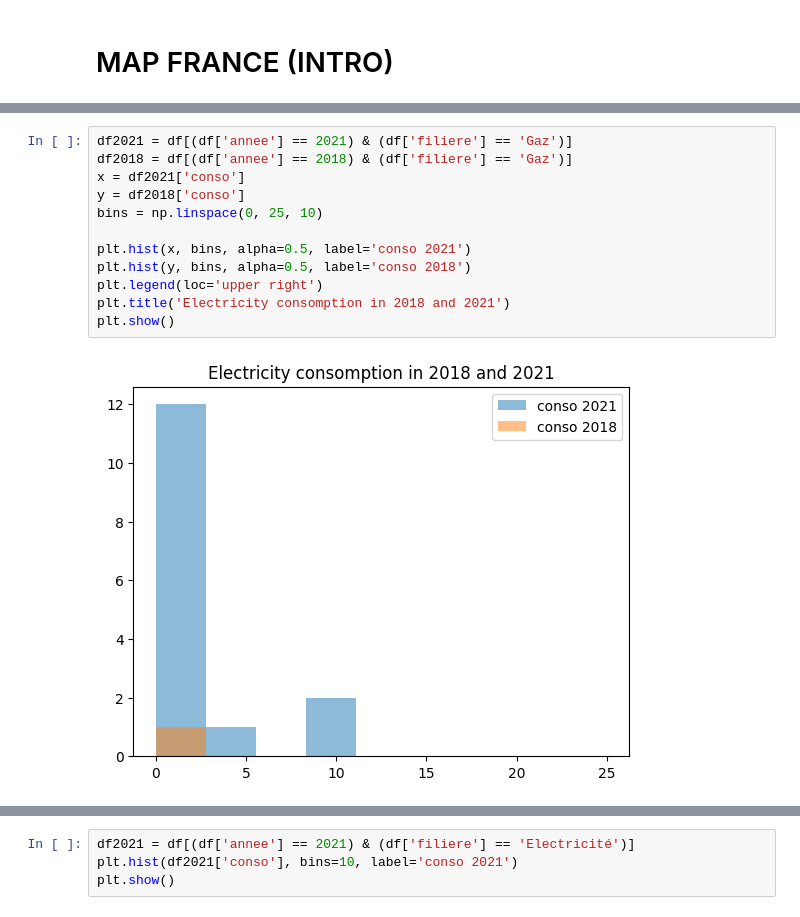
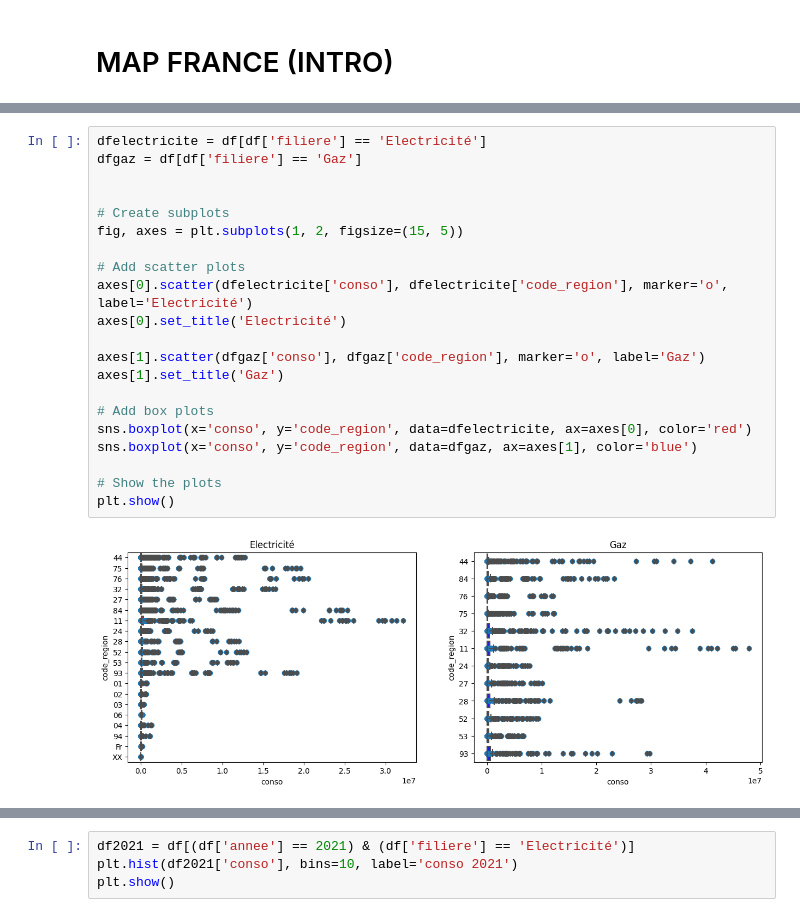
Before and after one commit to Leiiph/DatavizProjectM1, a Jupyter notebook: test.ipynb, the cells around one changed output, grey strips where cells are left out. Drawn from its saved outputs; the diff is of its cells as text.

```diff
--- a/test.ipynb
+++ b/test.ipynb
@@ -128,14 +157,23 @@ plt.show()
-# %%
-df2021 = df[(df['annee'] == 2021) & (df['filiere'] == 'Gaz')]
-df2018 = df[(df['annee'] == 2018) & (df['filiere'] == 'Gaz')]
-x = df2021['conso']
-y = df2018['conso']
-bins = np.linspace(0, 25, 10)
-
-plt.hist(x, bins, alpha=0.5, label='conso 2021')
-plt.hist(y, bins, alpha=0.5, label='conso 2018')
-plt.legend(loc='upper right')
-plt.title('Electricity consomption in 2018 and 2021')
-plt.show()
-# %% [output]
-[figure, removed]
+# %%
+dfelectricite = df[df['filiere'] == 'Electricité']
+dfgaz = df[df['filiere'] == 'Gaz']
+
+
+# Create subplots
+fig, axes = plt.subplots(1, 2, figsize=(15, 5))
+
+# Add scatter plots
+axes[0].scatter(dfelectricite['conso'], dfelectricite['code_region'], marker='o', label='Electricité')
+axes[0].set_title('Electricité')
+
+axes[1].scatter(dfgaz['conso'], dfgaz['code_region'], marker='o', label='Gaz')
+axes[1].set_title('Gaz')
+
+# Add box plots
+sns.boxplot(x='conso', y='code_region', data=dfelectricite, ax=axes[0], color='red')
+sns.boxplot(x='conso', y='code_region', data=dfgaz, ax=axes[1], color='blue')
+
+# Show the plots
+plt.show()
+# %% [output]
+[figure, added]
```
Also changed, not shown: parts of 5 cells of this notebook.
